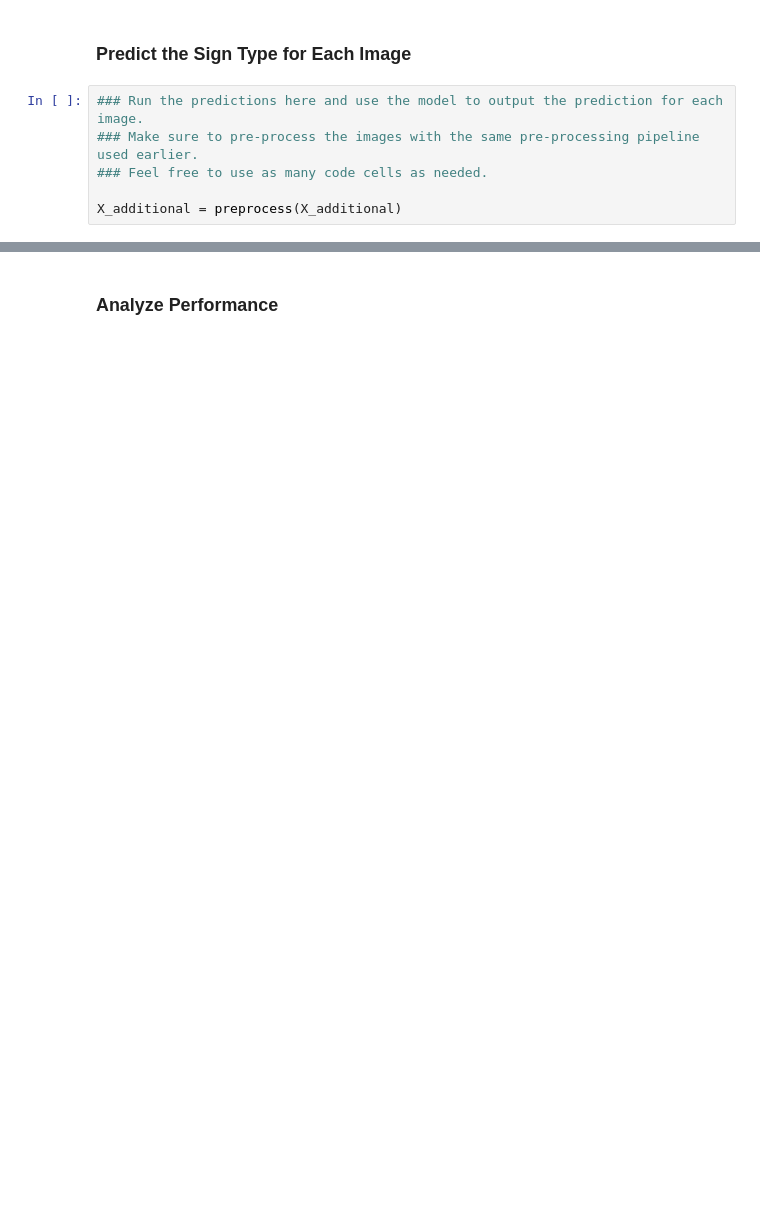
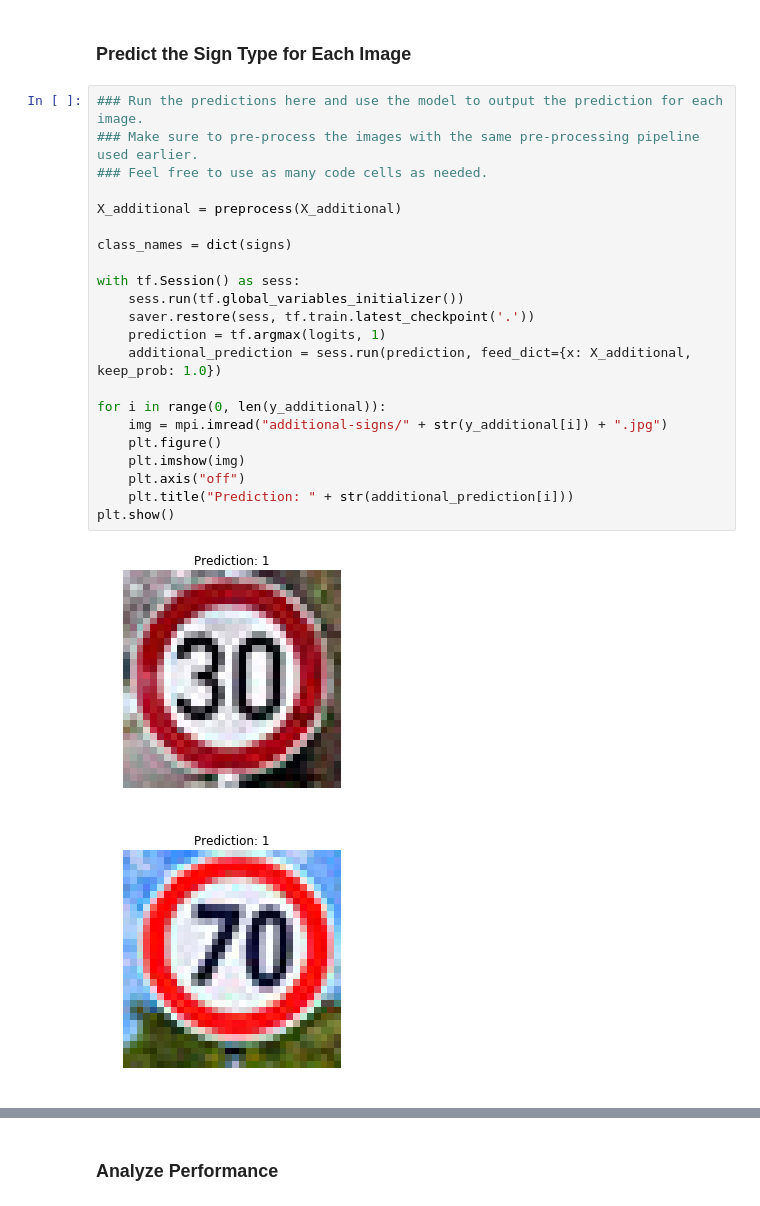
Before and after one commit to KyleARector/CarND-Traffic-Sign-Classifier-Project, a Jupyter notebook: Traffic_Sign_Classifier.ipynb, the cells around one changed output, grey strips where cells are left out. Saved outputs shown, nothing was run; the diff lists cells and outputs as text; blank space fills up the shorter version.

Commit message:
chore: Uploading latest run

```diff
--- a/Traffic_Sign_Classifier.ipynb
+++ b/Traffic_Sign_Classifier.ipynb
@@ -438,6 +439,25 @@ X_additional = np.asarray(X_additional)
 # %%
 ### Run the predictions here and use the model to output the prediction for each image.
 ### Make sure to pre-process the images with the same pre-processing pipeline used earlier.
 ### Feel free to use as many code cells as needed.
 
 X_additional = preprocess(X_additional)
+
+class_names = dict(signs)
+
+with tf.Session() as sess:
+    sess.run(tf.global_variables_initializer())
+    saver.restore(sess, tf.train.latest_checkpoint('.'))
+    prediction = tf.argmax(logits, 1)
+    additional_prediction = sess.run(prediction, feed_dict={x: X_additional, keep_prob: 1.0})
+
+for i in range(0, len(y_additional)):
+    img = mpi.imread("additional-signs/" + str(y_additional[i]) + ".jpg")
+    plt.figure()
+    plt.imshow(img)
+    plt.axis("off")
+    plt.title("Prediction: " + str(additional_prediction[i]))
+plt.show()
+# %% [output]
+[figure, added]
+[figure, added]
```
Also changed, not shown: parts of 9 cells of this notebook, 4 other files.
